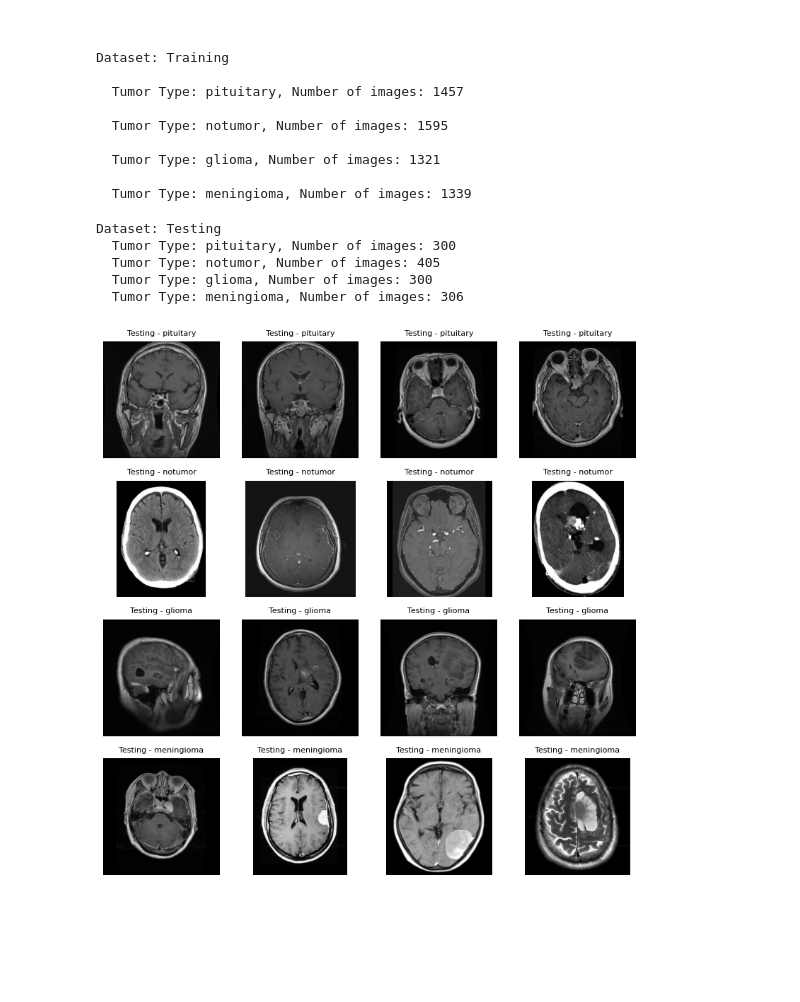
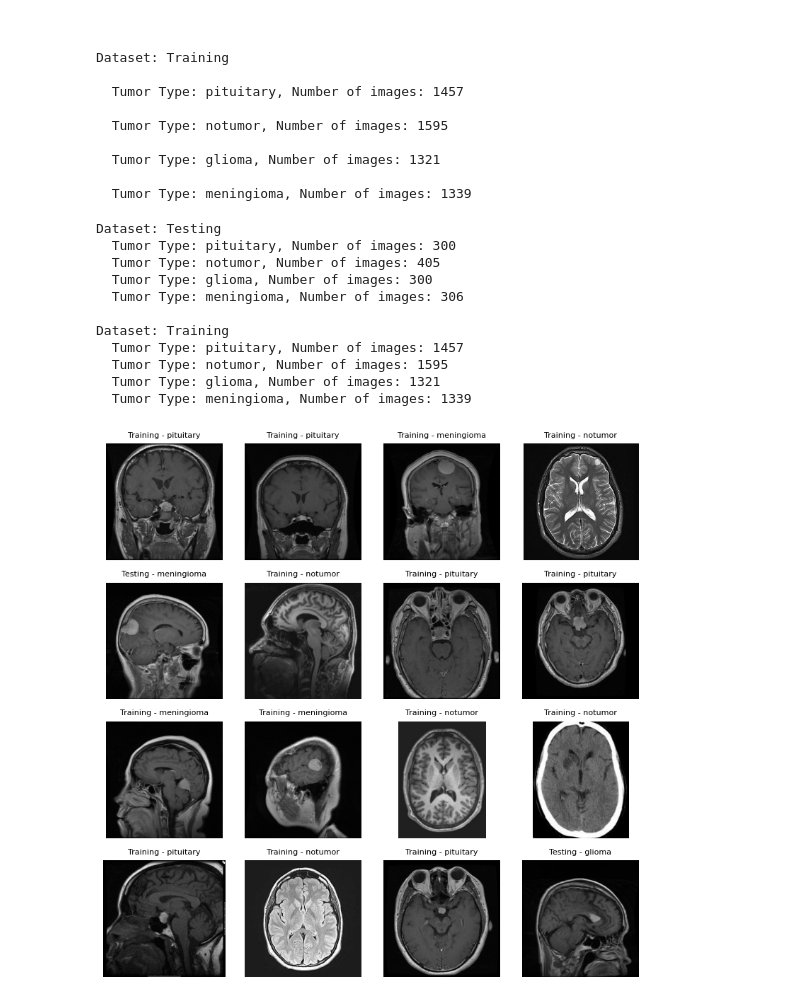
Before and after one commit to alexverbs/MRI_project, a Jupyter notebook: mri_project.ipynb, the cells around one changed output. Cells and saved outputs as stored; diff of their text form; code cells hidden in the pictures; blank space fills up the shorter version.

Commit message:
changed image representation 10/28

```diff
--- a/mri_project.ipynb
+++ b/mri_project.ipynb
@@ -52,6 +52,8 @@ Dataset: Training
 
   Tumor Type: meningioma, Number of images: 1339
 # %%
+import random
+
 # Collect sample images and their labels
 sample_images = []
 labels = []
@@ -78,38 +80,45 @@ for dataset in datasets:
             print(f"  No images found in {tumor_path}")
             continue  # Skip to the next tumor type if no images are found
 
-        # Add up to 4 sample images from each tumor type without breaking the loop
-        images_added = 0
-        for image_file in images[:4]:  # Adjust 4 if needed
+        # Add all images from each tumor type to the sample lists
+        for image_file in images:
             image_path = os.path.join(tumor_path, image_file)
             sample_images.append(image_path)
             labels.append(f"{dataset} - {tumor_type}")
-            images_added += 1
 
-            # Stop if we have collected 16 images per dataset type
-            if images_added >= 16:
-                break
+# Randomize the collected images
+combined_data = list(zip(sample_images, labels))
+random.shuffle(combined_data)
+
+# Limit to 16 random images
+sample_images, labels = zip(*combined_data[:16])
 
 # Display images in a 4x4 grid
 fig, axes = plt.subplots(4, 4, figsize=(8, 8))  # Adjust figsize to make images smaller or larger
 axes = axes.flatten()  # Flatten the 2D array of axes for easy iteration
 
 for idx, ax in enumerate(axes):
     if idx < len(sample_images):
         image_path = sample_images[idx]
         img = mpimg.imread(image_path)
         ax.imshow(img, cmap='gray')
         ax.set_title(labels[idx], fontsize=8)
         ax.axis('off')
     else:
         ax.axis('off')  # Hide any unused subplots
 
 plt.tight_layout()
 plt.show()
 # %% [output]
 Dataset: Testing
   Tumor Type: pituitary, Number of images: 300
   Tumor Type: notumor, Number of images: 405
   Tumor Type: glioma, Number of images: 300
   Tumor Type: meningioma, Number of images: 306
+
+Dataset: Training
+  Tumor Type: pituitary, Number of images: 1457
+  Tumor Type: notumor, Number of images: 1595
+  Tumor Type: glioma, Number of images: 1321
+  Tumor Type: meningioma, Number of images: 1339
-[figure, old version]
+[figure, new version]
```
